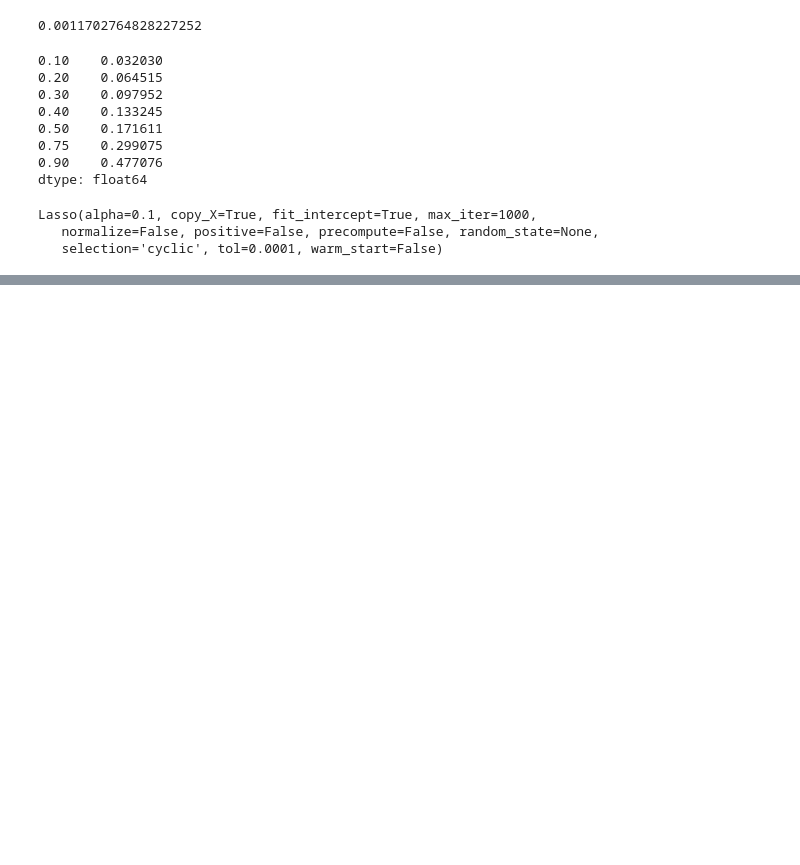
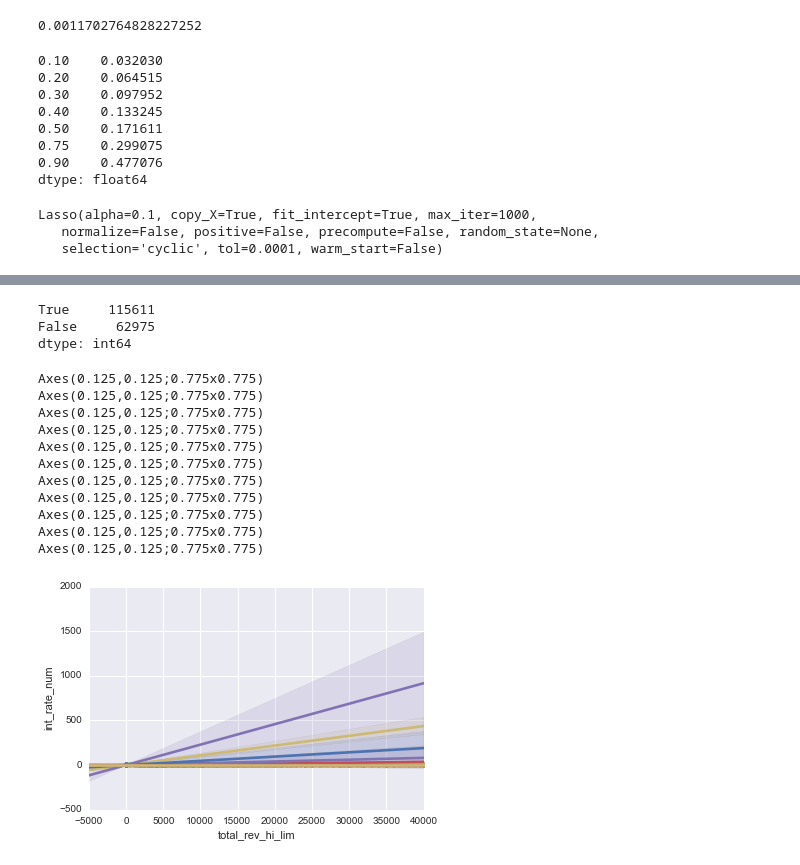
Before and after one commit to tedcheng/lendingclub, a Jupyter notebook: interest_rate_prediction.ipynb, the cells around one changed output, grey strips where cells are left out. Cells and saved outputs as stored; diff of their text form; code cells hidden in the pictures; blank space fills up the shorter version.

```diff
--- a/interest_rate_prediction.ipynb
+++ b/interest_rate_prediction.ipynb
@@ -230,0 +385,13 @@ dtype: float64
+# %%
+avg_pred = pred.mean(axis=1)
+
+actual = y_test
+series_actual = actual.reset_index().int_rate_num
+
+# # Prediction within 25% of true values
+
+(abs((avg_pred - series_actual)/series_actual) < 0.25).value_counts()
+# %% [output]
+True     115611
+False     62975
+dtype: int64
@@ -230,0 +401,17 @@ dtype: float64
+# %%
+for f in features:
+    if all_loan[f].dtype == 'float':
+        print(sns.regplot(x=f, y="int_rate_num", data=all_loan.sample(1000)))
+# %% [output]
+Axes(0.125,0.125;0.775x0.775)
+Axes(0.125,0.125;0.775x0.775)
+Axes(0.125,0.125;0.775x0.775)
+Axes(0.125,0.125;0.775x0.775)
+Axes(0.125,0.125;0.775x0.775)
+Axes(0.125,0.125;0.775x0.775)
+Axes(0.125,0.125;0.775x0.775)
+Axes(0.125,0.125;0.775x0.775)
+Axes(0.125,0.125;0.775x0.775)
+Axes(0.125,0.125;0.775x0.775)
+Axes(0.125,0.125;0.775x0.775)
+[figure, added]
```
Also changed, not shown: parts of 35 cells of this notebook.
